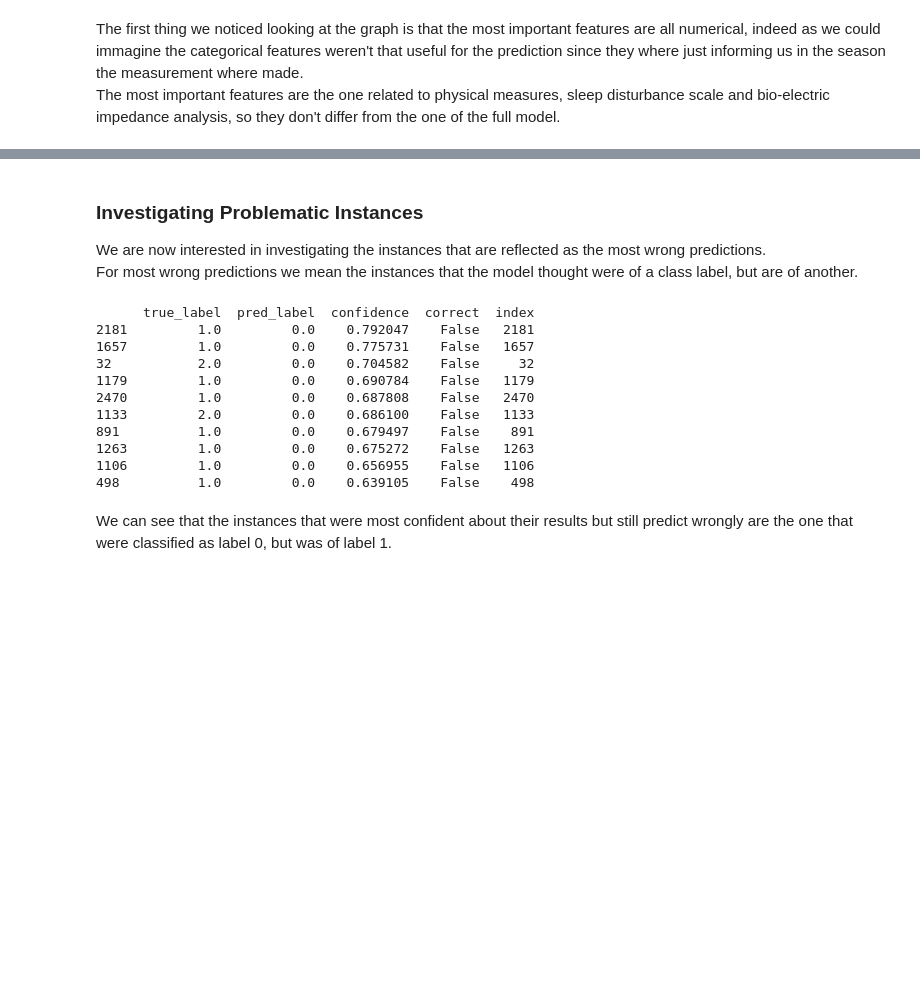
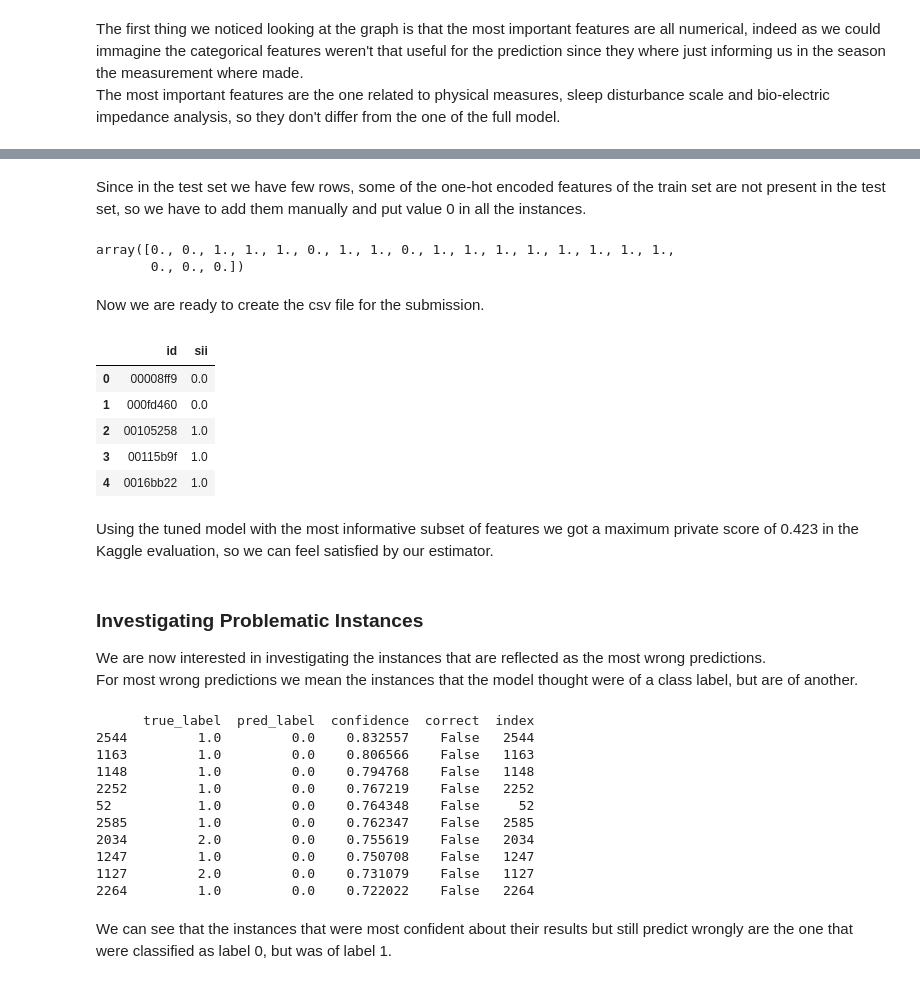
Before and after one commit to Pizz0x/Child-Mind, a Jupyter notebook: 2_RandomForest.ipynb, the cells around one changed output, grey strips where cells are left out. Cells and saved outputs as stored; diff of their text form; code cells hidden in the pictures; blank space fills up the shorter version.

```diff
--- a/2_RandomForest.ipynb
+++ b/2_RandomForest.ipynb
@@ -34,6 +34,7 @@ df_train.dropna(subset=['sii'], inplace=True)
 
 df_train = df_train[df_train['Physical-BMI']!=0]
 df_train = df_train[df_train['Physical-Weight']!=0]
+df_train = df_train[df_train['BIA-BIA_DEE']<20000]
 
 physical_measures_df = pd.read_csv('data/physical_measures.csv')
 
@@ -50,6 +51,7 @@ df_train.dropna(thresh=threshold, inplace=True)
 
 X = df_train.iloc[:, :-1]
 y = df_train.iloc[:, -1]
+
 X_train, X_test, y_train, y_test = train_test_split(X, y, test_size=0.20, random_state=42)
 
 is_numerical = np.array([np.issubdtype(dtype, np.number) for dtype in X.dtypes])
@@ -269,13 +345,47 @@ The most important features are the one related to physical measures, sleep dist
+# %% [markdown]
+Since in the test set we have few rows, some of the one-hot encoded features of the train set are not present in the test set, so we have to add them manually and put value 0 in all the instances.
+# %%
+features_to_add = list(set(feature_names) - set(X_test2.columns.tolist()))
+for feature in features_to_add:
+    X_test2[feature] = 0
+
+# now we reorder the subset, then we are ready for the prediction task
+X_test2 = X_test2[feature_names]
+
+X_test_model = X_test2.iloc[:, selector.support_]
+y_pred = model.predict(X_test_model)
+y_pred
+# %% [output]
+array([0., 0., 1., 1., 1., 0., 1., 1., 0., 1., 1., 1., 1., 1., 1., 1., 1.,
+       0., 0., 0.])
+# %% [markdown]
+Now we are ready to create the csv file for the submission.
+# %%
+submission = pd.DataFrame({
+    'id' : ids,
+    'sii' : y_pred
+})
+submission.to_csv('submission.csv',index=False)
+submission.head(5)
+# %% [output]
+|  | id | sii |
+| 0 | 00008ff9 | 0.0 |
+| 1 | 000fd460 | 0.0 |
+| 2 | 00105258 | 1.0 |
+| 3 | 00115b9f | 1.0 |
+| 4 | 0016bb22 | 1.0 |
+# %% [markdown]
+Using the tuned model with the most informative subset of features we got a maximum private score of 0.423 in the Kaggle evaluation, so we can feel satisfied by our estimator.
 # %% [markdown]
 ### Investigating Problematic Instances
 We are now interested in investigating the instances that are reflected as the most wrong predictions. <br>
 For most wrong predictions we mean the instances that the model thought were of a class label, but are of another.
 # %%
-y_proba = base_model.predict_proba(X_test_subset) # for each instances get the probability that it belongs to each class
+y_proba = model.predict_proba(X_test_subset) # for each instances get the probability that it belongs to each class
 confidence = np.max(y_proba, axis=1) # we get with what probability an instance was mapped to a class label
 results_df = pd.DataFrame({
     'true_label': y_test,
-    'pred_label': base_model.predict(X_test_subset),
+    'pred_label': model.predict(X_test_subset),
     'confidence': confidence
 })
 results_df['correct'] = results_df['true_label'] == results_df['pred_label']
@@ -285,16 +395,16 @@ most_wrong = results_df[~results_df['correct']].sort_values(by='confidence', asc
 print(most_wrong.head(10))
 # %% [output]
       true_label  pred_label  confidence  correct  index
-2181         1.0         0.0    0.792047    False   2181
-1657         1.0         0.0    0.775731    False   1657
-32           2.0         0.0    0.704582    False     32
-1179         1.0         0.0    0.690784    False   1179
-2470         1.0         0.0    0.687808    False   2470
-1133         2.0         0.0    0.686100    False   1133
-891          1.0         0.0    0.679497    False    891
-1263         1.0         0.0    0.675272    False   1263
-1106         1.0         0.0    0.656955    False   1106
-498          1.0         0.0    0.639105    False    498
+2544         1.0         0.0    0.832557    False   2544
+1163         1.0         0.0    0.806566    False   1163
+1148         1.0         0.0    0.794768    False   1148
+2252         1.0         0.0    0.767219    False   2252
+52           1.0         0.0    0.764348    False     52
+2585         1.0         0.0    0.762347    False   2585
+2034         2.0         0.0    0.755619    False   2034
+1247         1.0         0.0    0.750708    False   1247
+1127         2.0         0.0    0.731079    False   1127
+2264         1.0         0.0    0.722022    False   2264
 # %% [markdown]
 We can see that the instances that were most confident about their results but still predict wrongly are the one that were classified as label 0, but was of label 1.
 # %% [markdown]
```
Also changed, not shown: parts of 19 cells of this notebook, 19 other files.
